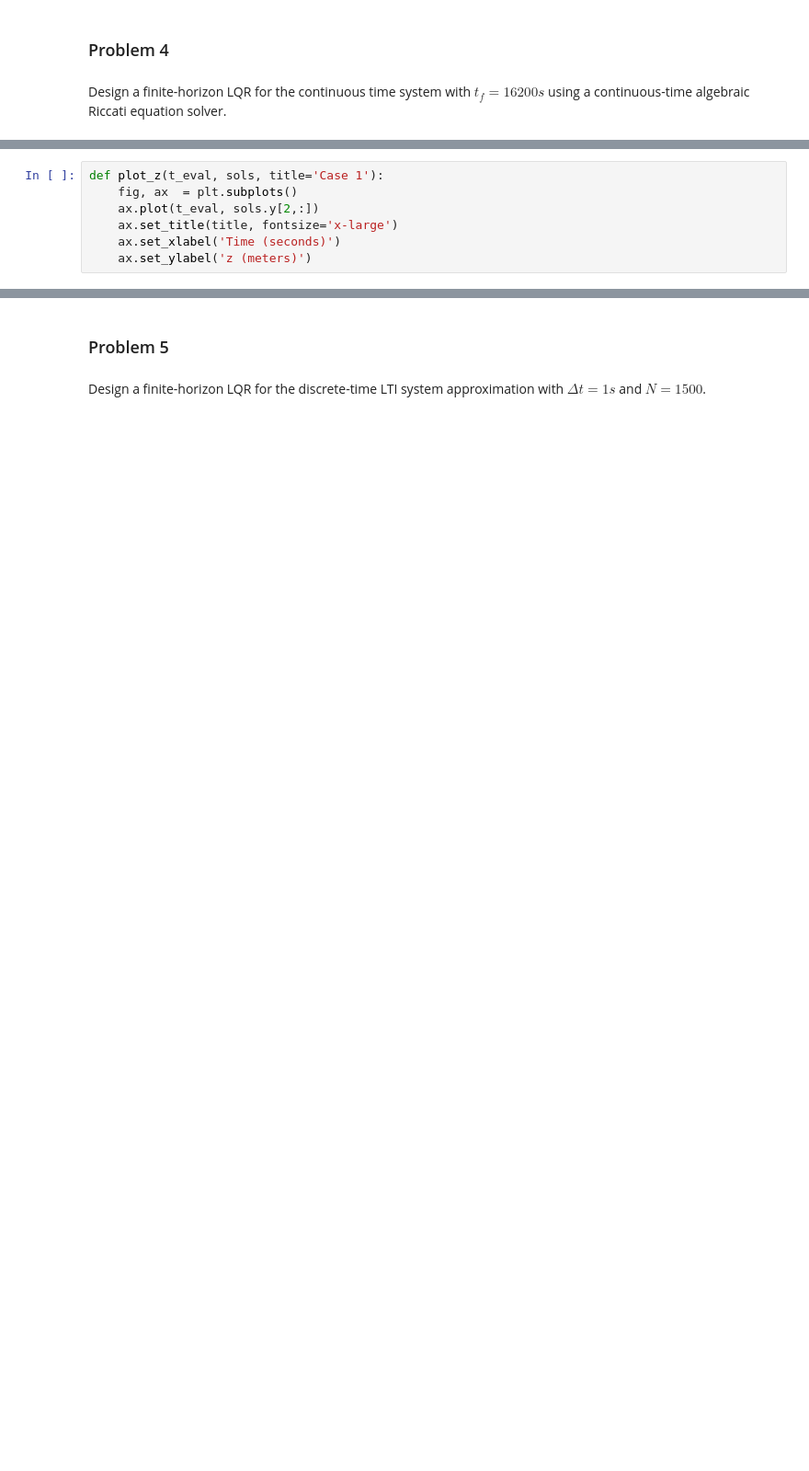
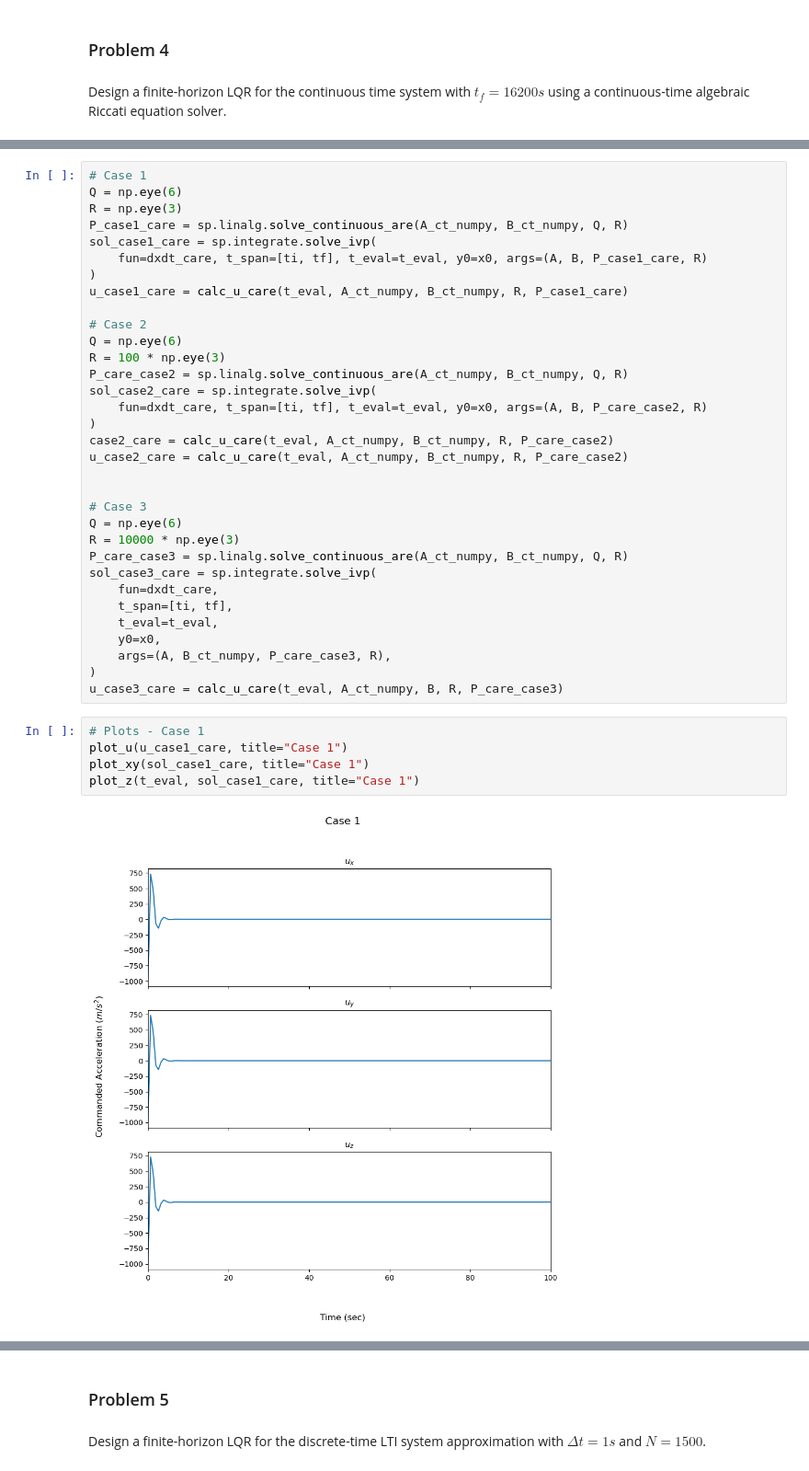
Before and after one commit to benlucke1/aem566, a Jupyter notebook: project1/aem566_project1_main.ipynb, the cells around one changed output, grey strips where cells are left out. Shown at 92% size. Cells and saved outputs as stored; diff of their text form; blank space fills up the shorter version.

```diff
--- a/project1/aem566_project1_main.ipynb
+++ b/project1/aem566_project1_main.ipynb
@@ -297,7 +357,40 @@ def plot_xy(sols, title='Case 1'):
-# %%
-def plot_z(t_eval, sols, title='Case 1'):
-    fig, ax  = plt.subplots()
-    ax.plot(t_eval, sols.y[2,:])
-    ax.set_title(title, fontsize='x-large')
-    ax.set_xlabel('Time (seconds)')
-    ax.set_ylabel('z (meters)')
+# %%
+# Case 1
+Q = np.eye(6)
+R = np.eye(3)
+P_case1_care = sp.linalg.solve_continuous_are(A_ct_numpy, B_ct_numpy, Q, R)
+sol_case1_care = sp.integrate.solve_ivp(
+    fun=dxdt_care, t_span=[ti, tf], t_eval=t_eval, y0=x0, args=(A, B, P_case1_care, R)
+)
+u_case1_care = calc_u_care(t_eval, A_ct_numpy, B_ct_numpy, R, P_case1_care)
+
+# Case 2
+Q = np.eye(6)
+R = 100 * np.eye(3)
+P_care_case2 = sp.linalg.solve_continuous_are(A_ct_numpy, B_ct_numpy, Q, R)
+sol_case2_care = sp.integrate.solve_ivp(
+    fun=dxdt_care, t_span=[ti, tf], t_eval=t_eval, y0=x0, args=(A, B, P_care_case2, R)
+)
+case2_care = calc_u_care(t_eval, A_ct_numpy, B_ct_numpy, R, P_care_case2)
+u_case2_care = calc_u_care(t_eval, A_ct_numpy, B_ct_numpy, R, P_care_case2)
+
+
+# Case 3
+Q = np.eye(6)
+R = 10000 * np.eye(3)
+P_care_case3 = sp.linalg.solve_continuous_are(A_ct_numpy, B_ct_numpy, Q, R)
+sol_case3_care = sp.integrate.solve_ivp(
+    fun=dxdt_care,
+    t_span=[ti, tf],
+    t_eval=t_eval,
+    y0=x0,
+    args=(A, B_ct_numpy, P_care_case3, R),
+)
+u_case3_care = calc_u_care(t_eval, A_ct_numpy, B, R, P_care_case3)
+# %%
+# Plots - Case 1
+plot_u(u_case1_care, title="Case 1")
+plot_xy(sol_case1_care, title="Case 1")
+plot_z(t_eval, sol_case1_care, title="Case 1")
+# %% [output]
+[figure, added]
```
Also changed, not shown: parts of 42 cells of this notebook.
